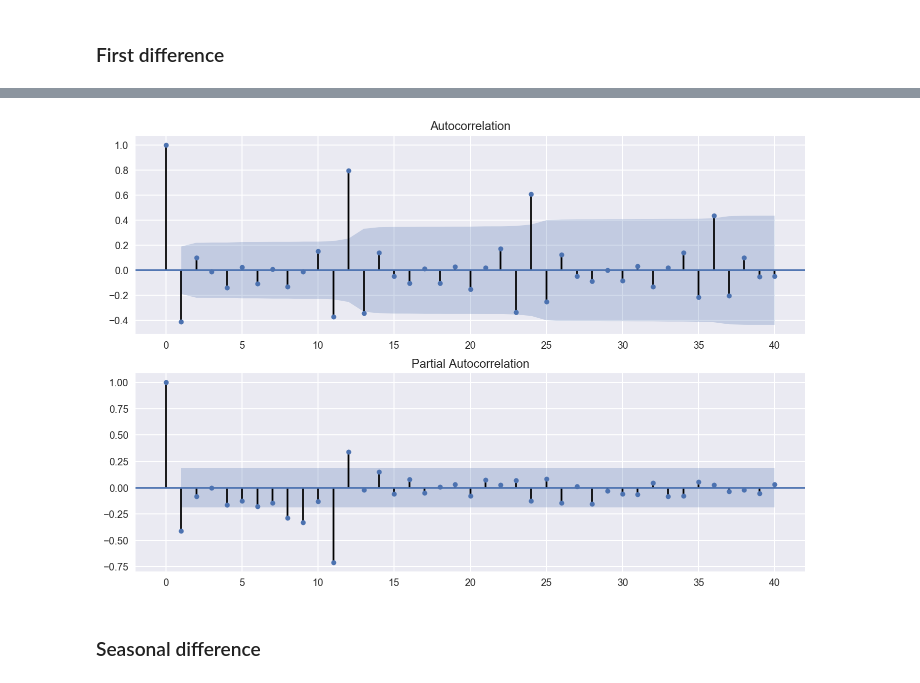
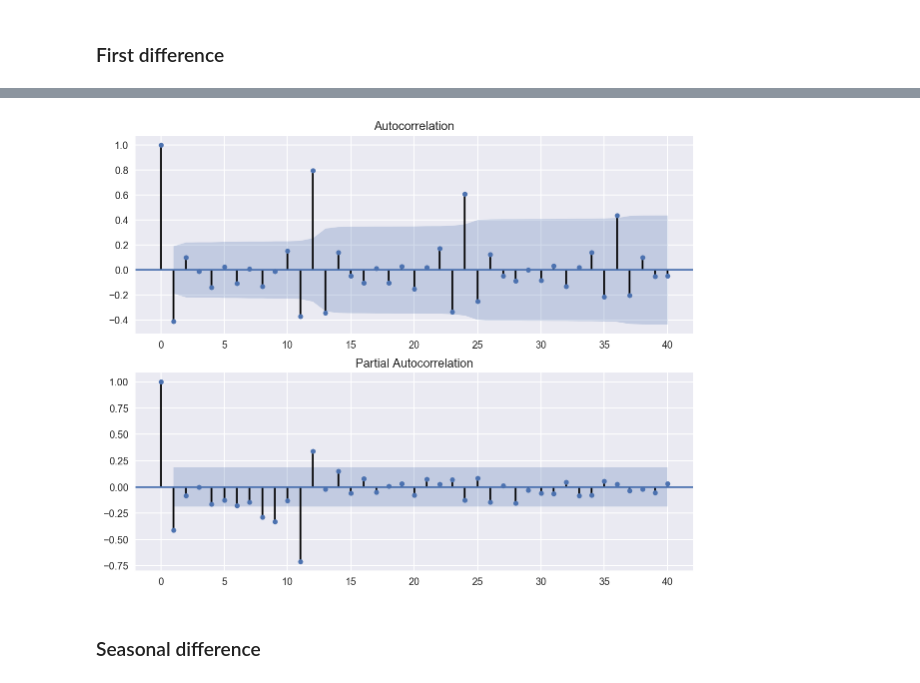
Before and after one commit to lihengtianxia/TB_Nation, a Jupyter notebook: 03-SARIMA.ipynb, the cells around one changed output, grey strips where cells are left out. Cells and saved outputs as stored; diff of their text form; code cells hidden in the pictures.

```diff
--- a/03-SARIMA.ipynb
+++ b/03-SARIMA.ipynb
@@ -99,12 +89,12 @@ Critical Value (10%)           -2.583275
 dtype: float64
 # %%
-fig = plt.figure(figsize=(12,8))
+fig = plt.figure(figsize=(10,8))
 ax1 = fig.add_subplot(211)
 fig = sm.graphics.tsa.plot_acf(datasets.first_diff.iloc[1:],lags=40,ax=ax1)
 ax2 = fig.add_subplot(212)
 fig = sm.graphics.tsa.plot_pacf(datasets.first_diff.iloc[1:], lags=40, ax=ax2)
 # %% [output]
-[figure, old version]
+[figure, new version]
 # %% [markdown]
 ### Seasonal difference
 # %%
```
Also changed, not shown: parts of 13 cells of this notebook, 1 other file.
